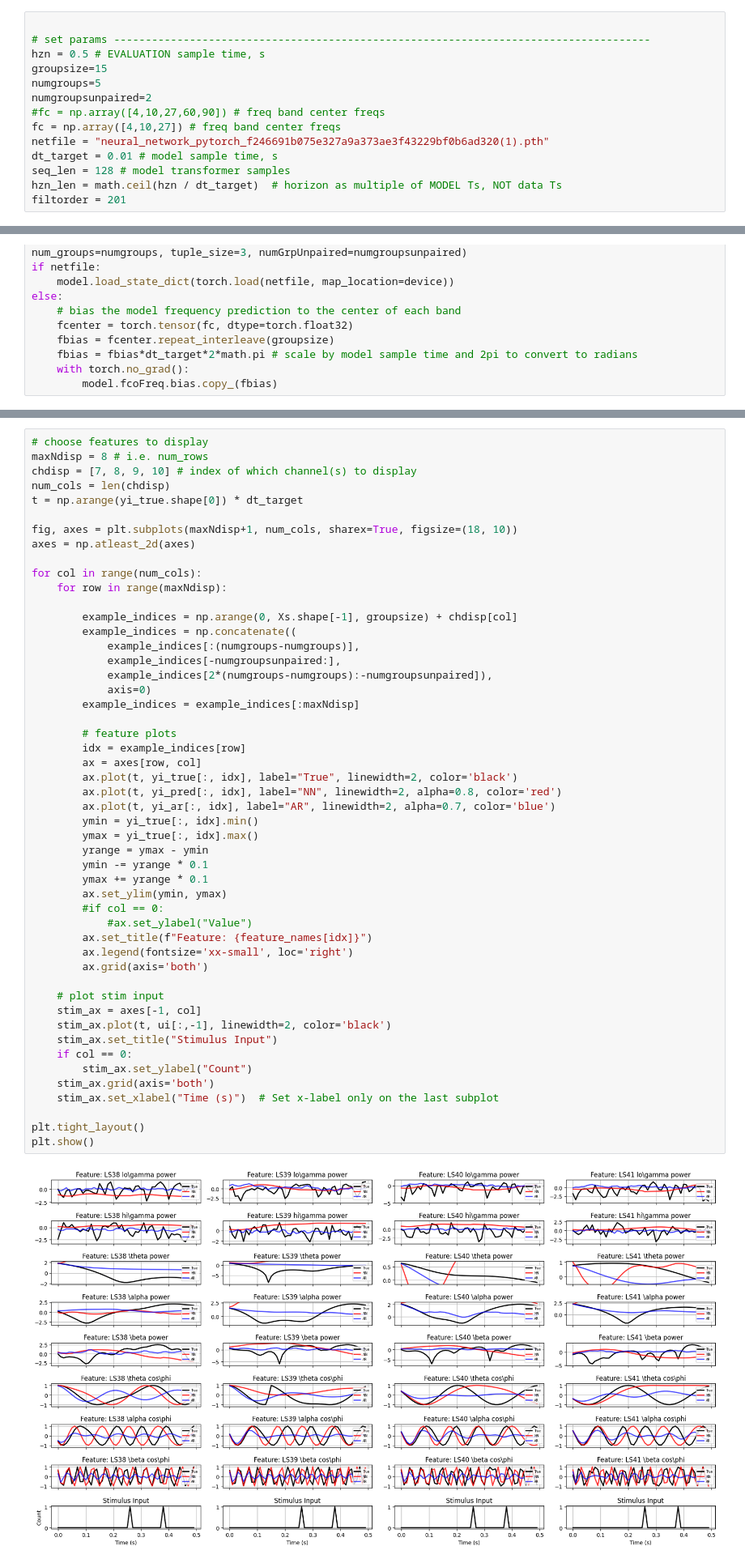
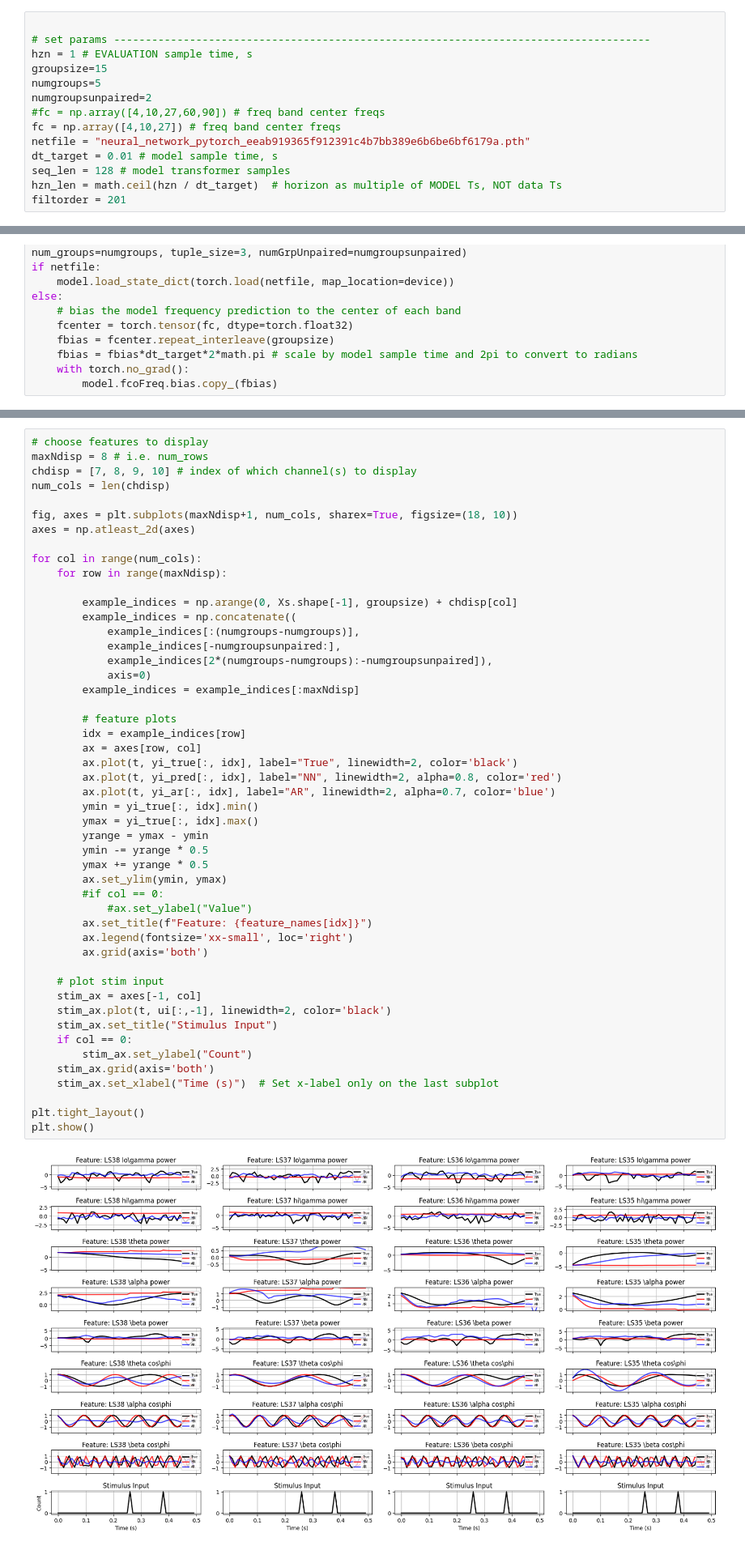
Before and after one commit to targinteanu/NeuralSystemID, a Jupyter notebook: transformer_network_simvis.ipynb, the cells around one changed output, grey strips where cells are left out. Shown at 81% size. Drawn from its saved outputs; the diff is of its cells as text.

Commit message:
Update transformer_network_simvis.ipynb
ran on latest

```diff
--- a/transformer_network_simvis.ipynb
+++ b/transformer_network_simvis.ipynb
@@ -9,13 +9,13 @@ from csv2numpy import prepTimeSeqData
 # %%
 
 # set params -------------------------------------------------------------------------------------
-hzn = 0.5 # EVALUATION sample time, s
+hzn = 1 # EVALUATION sample time, s
 groupsize=15
 numgroups=5
 numgroupsunpaired=2
 #fc = np.array([4,10,27,60,90]) # freq band center freqs
 fc = np.array([4,10,27]) # freq band center freqs
-netfile = "neural_network_pytorch_f246691b075e327a9a373ae3f43229bf0b6ad320(1).pth"
+netfile = "neural_network_pytorch_eeab919365f912391c4b7bb389e6b6be6bf6179a.pth"
 dt_target = 0.01 # model sample time, s
 seq_len = 128 # model transformer samples
 hzn_len = math.ceil(hzn / dt_target)  # horizon as multiple of MODEL Ts, NOT data Ts
@@ -175,7 +176,6 @@ yi_ar shape: (50, 165)
 maxNdisp = 8 # i.e. num_rows
 chdisp = [7, 8, 9, 10] # index of which channel(s) to display
 num_cols = len(chdisp)
-t = np.arange(yi_true.shape[0]) * dt_target
 
 fig, axes = plt.subplots(maxNdisp+1, num_cols, sharex=True, figsize=(18, 10))
 axes = np.atleast_2d(axes)
@@ -192,36 +192,36 @@ for col in range(num_cols):
         example_indices = example_indices[:maxNdisp]
 
         # feature plots
         idx = example_indices[row]
         ax = axes[row, col]
         ax.plot(t, yi_true[:, idx], label="True", linewidth=2, color='black')
         ax.plot(t, yi_pred[:, idx], label="NN", linewidth=2, alpha=0.8, color='red')
         ax.plot(t, yi_ar[:, idx], label="AR", linewidth=2, alpha=0.7, color='blue')
         ymin = yi_true[:, idx].min()
         ymax = yi_true[:, idx].max()
         yrange = ymax - ymin
-        ymin -= yrange * 0.1
-        ymax += yrange * 0.1
+        ymin -= yrange * 0.5
+        ymax += yrange * 0.5
         ax.set_ylim(ymin, ymax)
         #if col == 0:
             #ax.set_ylabel("Value")
         ax.set_title(f"Feature: {feature_names[idx]}")
         ax.legend(fontsize='xx-small', loc='right')
         ax.grid(axis='both')
 
     # plot stim input
     stim_ax = axes[-1, col]
     stim_ax.plot(t, ui[:,-1], linewidth=2, color='black')
     stim_ax.set_title("Stimulus Input")
     if col == 0:
         stim_ax.set_ylabel("Count")
     stim_ax.grid(axis='both')
     stim_ax.set_xlabel("Time (s)")  # Set x-label only on the last subplot
 
 plt.tight_layout()
 plt.show()
 # %% [output]
-[figure, old version]
+[figure, new version]
 # %%
 # recover filtered signal from processed features
 def unprocess(Y, featcorrection):
```
Also changed, not shown: parts of 5 cells of this notebook.
